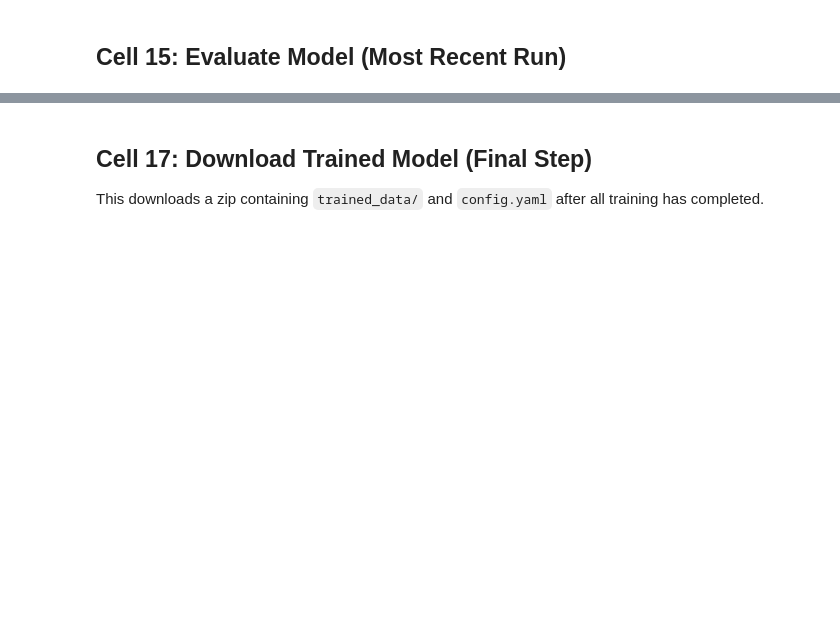
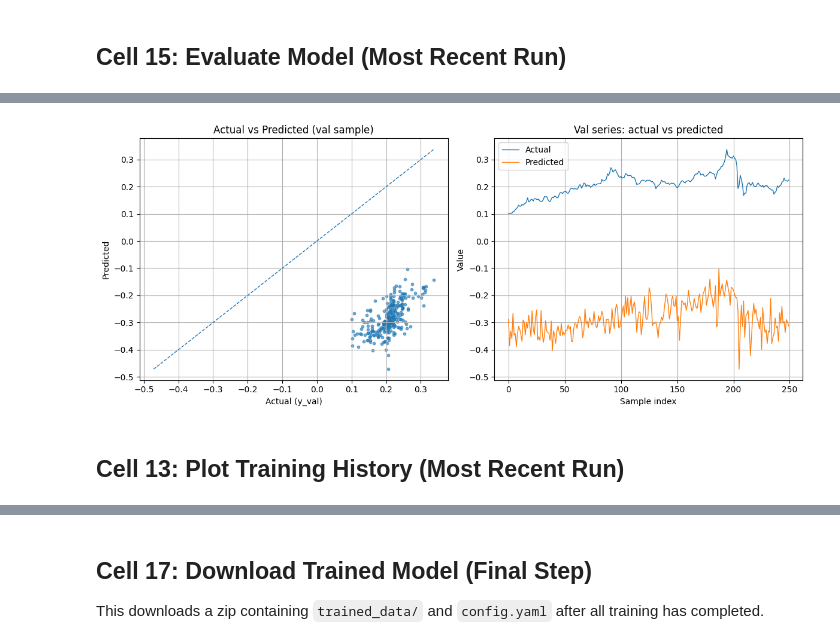
Before and after one commit to Raynergy-svg/ml_engine, a Jupyter notebook: colab_train.ipynb, the cells around one changed output, grey strips where cells are left out. Saved outputs shown, nothing was run; the diff lists cells and outputs as text; code cells hidden in the pictures; blank space fills up the shorter version.

```diff
--- a/colab_train.ipynb
+++ b/colab_train.ipynb
@@ -351,19 +310,77 @@ plt.show()
 ## Cell 15: Evaluate Model (Most Recent Run)
 # %%
 import numpy as np
+import matplotlib.pyplot as plt
 
-# Evaluate on validation set
-metrics = engine.evaluate(X_val, y_val)
+def _as_1d(a):
+    a = np.asarray(a)
+    return a.reshape(-1)
+
+# Evaluate on validation + test sets
+val_metrics = engine.evaluate(X_val, y_val)
+test_metrics = engine.evaluate(X_test, y_test)
 
 print("Validation Metrics:")
-for key, value in metrics.items():
+for key, value in val_metrics.items():
+    print(f"  {key}: {value:.6f}")
+
+print("\nTest Metrics:")
+for key, value in test_metrics.items():
     print(f"  {key}: {value:.6f}")
 
 loss_type = str(config.get("loss_type", "mse")).lower()
-if loss_type == "mse" and result.get("val_losses") is not None and len(result.get("val_losses", [])) > 0:
-    print(f"\nSanity check (MSE units):")
-    print(f"  last val_loss (training): {result['val_losses'][-1]:.6f}")
-    print(f"  eval mse (engine.evaluate): {metrics['mse']:.6f}")
+train_val_losses = result.get("val_losses", [])
+
+# Predictions (most recent model state)
+pred_val_1d = _as_1d(engine.predict(X_val))
+y_val_1d = _as_1d(y_val)
+
+# Recompute the configured loss on the full validation set (sanity check for scale)
+err = pred_val_1d - y_val_1d
+abs_err = np.abs(err)
+recomputed_loss = None
+if loss_type == "mse":
+    recomputed_loss = float(np.mean(err ** 2))
+elif loss_type == "mae":
+    recomputed_loss = float(np.mean(abs_err))
+elif loss_type in ("huber", "smooth_l1"):
+    delta = float(config.get("huber_delta", 1.0)) if loss_type == "huber" else 1.0
+    quad = 0.5 * (err ** 2)
+    lin = delta * (abs_err - 0.5 * delta)
+    recomputed_loss = float(np.mean(np.where(abs_err <= delta, quad, lin)))
+
+if train_val_losses and recomputed_loss is not None:
+    print(f"\nLoss scale check (loss_type={loss_type}):")
+    print(f"  last val_loss (training): {train_val_losses[-1]:.6f}")
+    print(f"  recomputed on y_val:       {recomputed_loss:.6f}")
 
 print("\nTarget stats (y_val):")
-print(f"  min={float(np.min(y_val)):.6f} max={float(np.max(y_val)):.6f} mean={float(np.mean(y_val)):.6f} std={float(np.std(y_val)):.6f}")
+print(f"  min={float(np.min(y_val_1d)):.6f} max={float(np.max(y_val_1d)):.6f} mean={float(np.mean(y_val_1d)):.6f} std={float(np.std(y_val_1d)):.6f}")
+
+# Visual sanity checks (these should change when the model improves)
+n = min(250, len(y_val_1d))
+lo = min(np.min(y_val_1d[:n]), np.min(pred_val_1d[:n]))
+hi = max(np.max(y_val_1d[:n]), np.max(pred_val_1d[:n]))
+
+plt.figure(figsize=(12, 5))
+
+plt.subplot(1, 2, 1)
+plt.scatter(y_val_1d[:n], pred_val_1d[:n], s=10, alpha=0.6)
+plt.plot([lo, hi], [lo, hi], linestyle='--', linewidth=1)
+plt.xlabel("Actual (y_val)")
+plt.ylabel("Predicted")
+plt.title("Actual vs Predicted (val sample)")
+plt.grid(True)
+
+plt.subplot(1, 2, 2)
+plt.plot(y_val_1d[:n], label="Actual", linewidth=1)
+plt.plot(pred_val_1d[:n], label="Predicted", linewidth=1)
+plt.xlabel("Sample index")
+plt.ylabel("Value")
+plt.title("Val series: actual vs predicted")
+plt.legend()
+plt.grid(True)
+
+plt.tight_layout()
+plt.show()
+# %% [output]
@@ -369,0 +405,3 @@ print(f"  min={float(np.min(y_val)):.6f} max={float(np.max(y_val)):.6f} mean={fl
+[figure, added]
+# %% [markdown]
+## Cell 13: Plot Training History (Most Recent Run)
```
Also changed, not shown: parts of 8 cells of this notebook.
